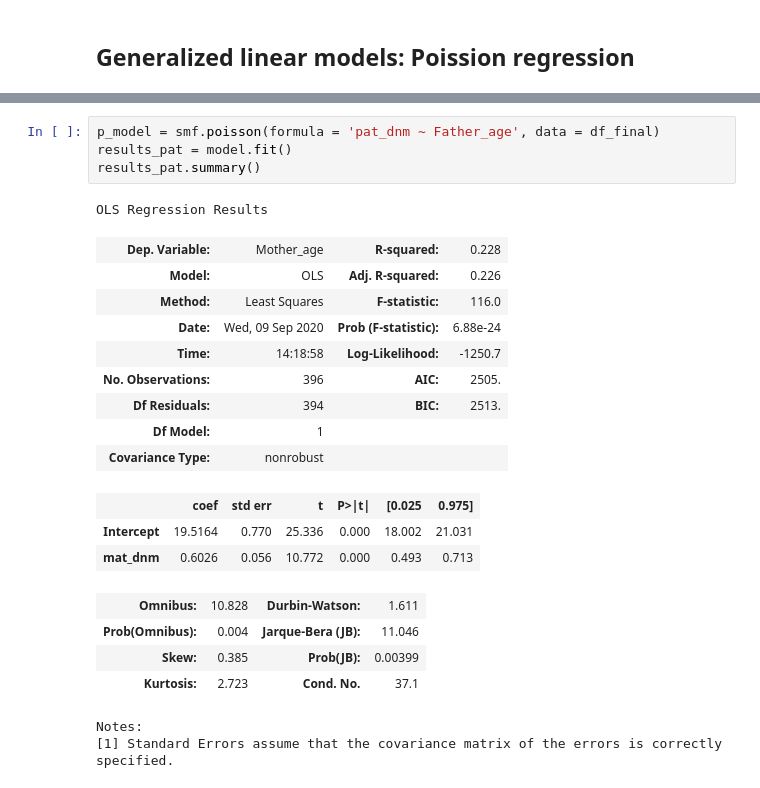
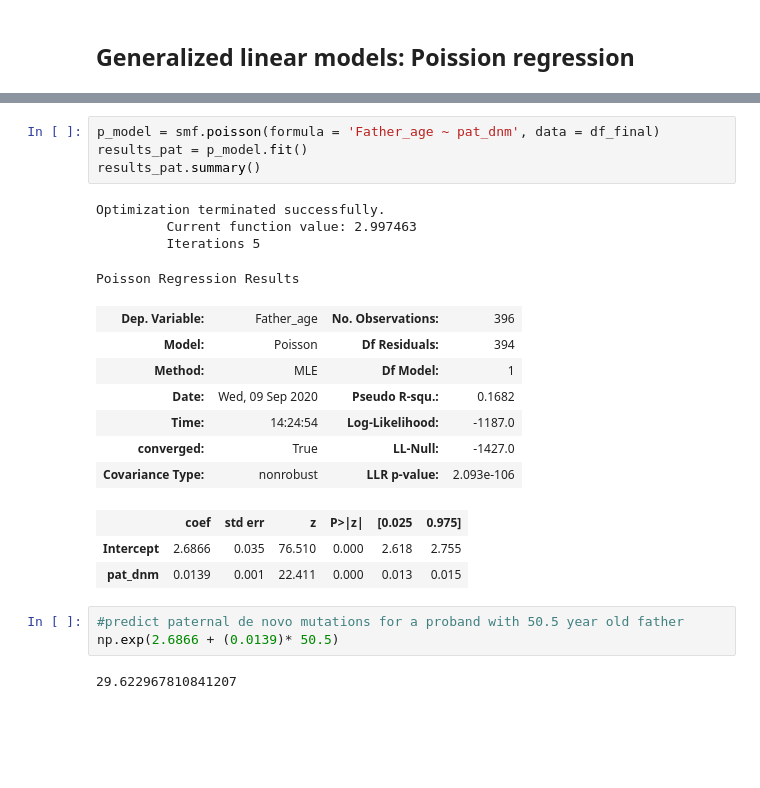
Before and after one commit to GiannaTricola/qbb2020-answers, a Jupyter notebook: Day5-lunch/Day5-lunch.ipynb, the cells around one changed output, grey strips where cells are left out. Saved outputs shown, nothing was run; the diff lists cells and outputs as text; blank space fills up the shorter version.

Commit message:
added prediction

```diff
--- a/Day5-lunch/Day5-lunch.ipynb
+++ b/Day5-lunch/Day5-lunch.ipynb
@@ -207,24 +201,24 @@ Notes:
 # %%
-p_model = smf.poisson(formula = 'pat_dnm ~ Father_age', data = df_final)
-results_pat = model.fit()
+p_model = smf.poisson(formula = 'Father_age ~ pat_dnm', data = df_final)
+results_pat = p_model.fit()
 results_pat.summary()
 # %% [output]
-OLS Regression Results
+Optimization terminated successfully.
+         Current function value: 2.997463
+         Iterations 5
+Poisson Regression Results
-| Dep. Variable: | Mother_age | R-squared: | 0.228 |
-| Model: | OLS | Adj. R-squared: | 0.226 |
-| Method: | Least Squares | F-statistic: | 116.0 |
-| Date: | Wed, 09 Sep 2020 | Prob (F-statistic): | 6.88e-24 |
-| Time: | 14:18:58 | Log-Likelihood: | -1250.7 |
-| No. Observations: | 396 | AIC: | 2505. |
-| Df Residuals: | 394 | BIC: | 2513. |
-| Df Model: | 1 |  |  |
-| Covariance Type: | nonrobust |  |  |
+| Dep. Variable: | Father_age | No. Observations: | 396 |
+| Model: | Poisson | Df Residuals: | 394 |
+| Method: | MLE | Df Model: | 1 |
+| Date: | Wed, 09 Sep 2020 | Pseudo R-squ.: | 0.1682 |
+| Time: | 14:24:54 | Log-Likelihood: | -1187.0 |
+| converged: | True | LL-Null: | -1427.0 |
+| Covariance Type: | nonrobust | LLR p-value: | 2.093e-106 |
-|  | coef | std err | t | P>|t| | [0.025 | 0.975] |
-| Intercept | 19.5164 | 0.770 | 25.336 | 0.000 | 18.002 | 21.031 |
-| mat_dnm | 0.6026 | 0.056 | 10.772 | 0.000 | 0.493 | 0.713 |
+|  | coef | std err | z | P>|z| | [0.025 | 0.975] |
+| Intercept | 2.6866 | 0.035 | 76.510 | 0.000 | 2.618 | 2.755 |
+| pat_dnm | 0.0139 | 0.001 | 22.411 | 0.000 | 0.013 | 0.015 |
-| Omnibus: | 10.828 | Durbin-Watson: | 1.611 |
-| Prob(Omnibus): | 0.004 | Jarque-Bera (JB): | 11.046 |
-| Skew: | 0.385 | Prob(JB): | 0.00399 |
-| Kurtosis: | 2.723 | Cond. No. | 37.1 |
-Notes:
-[1] Standard Errors assume that the covariance matrix of the errors is correctly specified.
+# %%
+#predict paternal de novo mutations for a proband with 50.5 year old father
+np.exp(2.6866 + (0.0139)* 50.5)
+# %% [output]
+29.622967810841207
```
Also changed, not shown: parts of 3 cells of this notebook.
